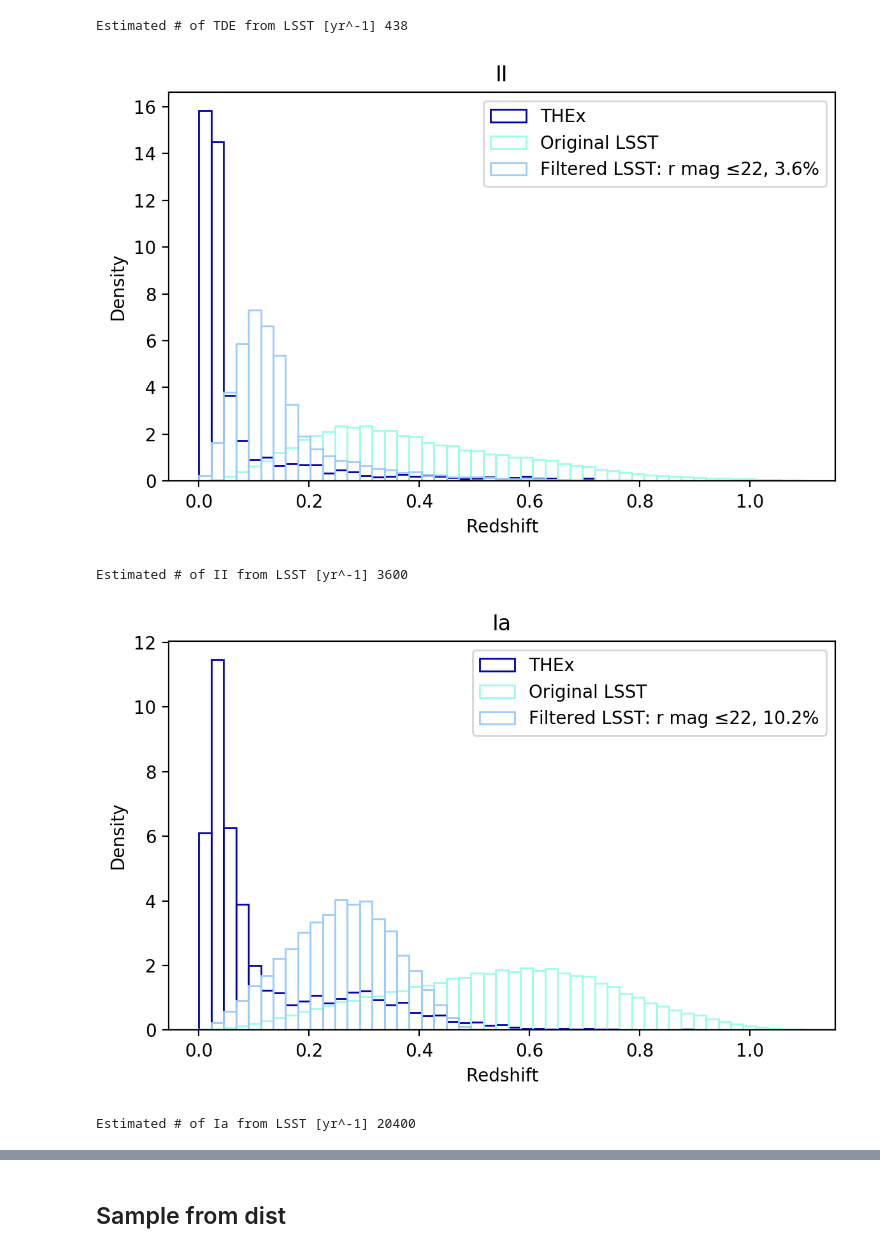
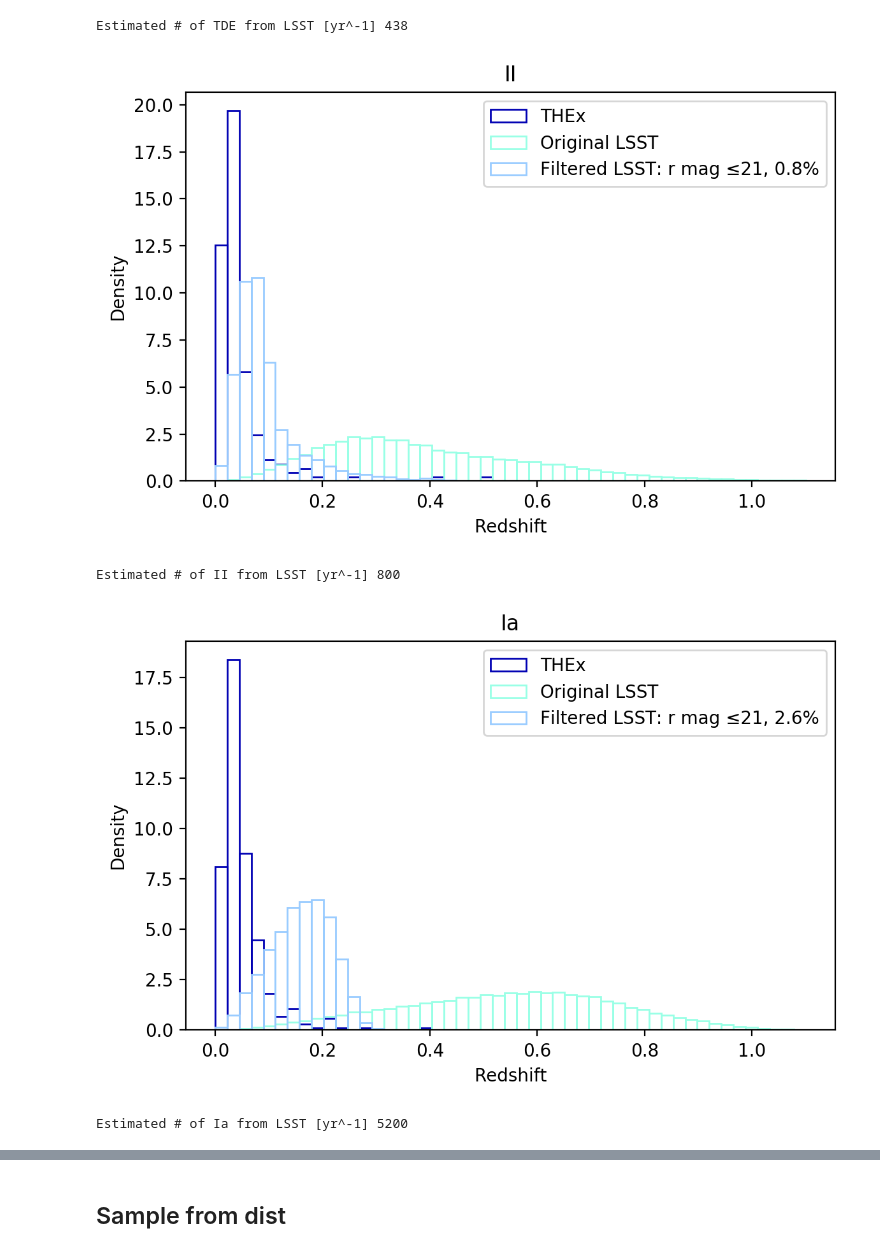
Before and after one commit to marinakiseleva/z_dist, a Jupyter notebook: notebooks/Redshift distribution matching.ipynb, the cells around one changed output, grey strips where cells are left out. Drawn from its saved outputs; the diff is of its cells as text; code cells hidden in the pictures.

```diff
--- a/notebooks/Redshift distribution matching.ipynb
+++ b/notebooks/Redshift distribution matching.ipynb
@@ -21,20 +21,20 @@ print("Estimated # of " + class_name + " from LSST [yr^-1] " + str(est_valid))
 Estimated # of TDE from LSST [yr^-1] 438
 # %%
 class_name = "II"
-prop_kept=main([0, class_name, class_name, 22])
+prop_kept=main([0, class_name, class_name, 21, 'all-features'])
 est_valid = int((prop_kept/100) * LSST_counts[class_name])
 print("Estimated # of " + class_name + " from LSST [yr^-1] " + str(est_valid))
 # %% [output]
-[figure, old version]
+[figure, new version]
-Estimated # of II from LSST [yr^-1] 3600
+Estimated # of II from LSST [yr^-1] 800
 # %%
 class_name = "Ia"
-prop_kept=main([0, class_name, class_name, 22])
+prop_kept=main([0, class_name, class_name, 21, 'all-features'])
 est_valid = int((prop_kept/100) * LSST_counts[class_name])
 print("Estimated # of " + class_name + " from LSST [yr^-1] " + str(est_valid))
 # %% [output]
-[figure, old version]
+[figure, new version]
-Estimated # of Ia from LSST [yr^-1] 20400
+Estimated # of Ia from LSST [yr^-1] 5200
 # %%
 
 class_name = "Ia-91bg"
```
Also changed, not shown: parts of 1 cell of this notebook.
